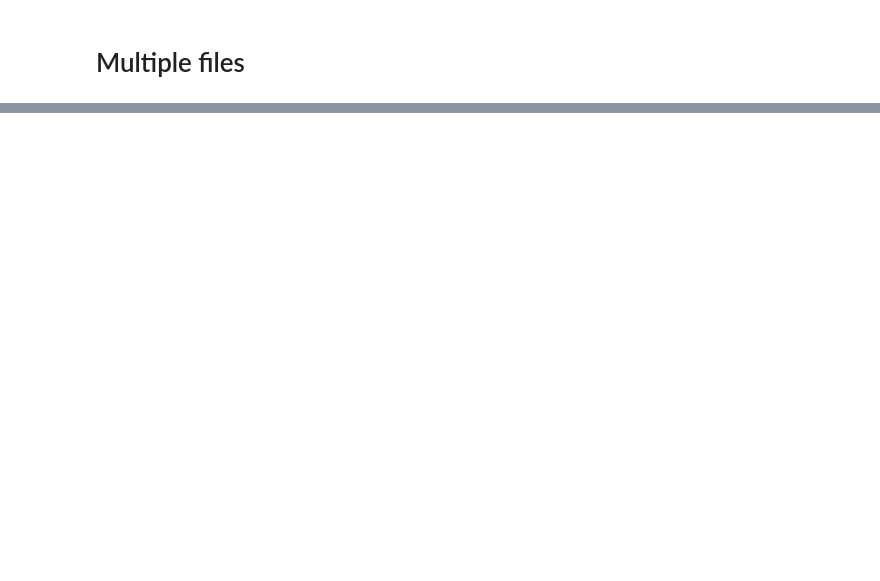
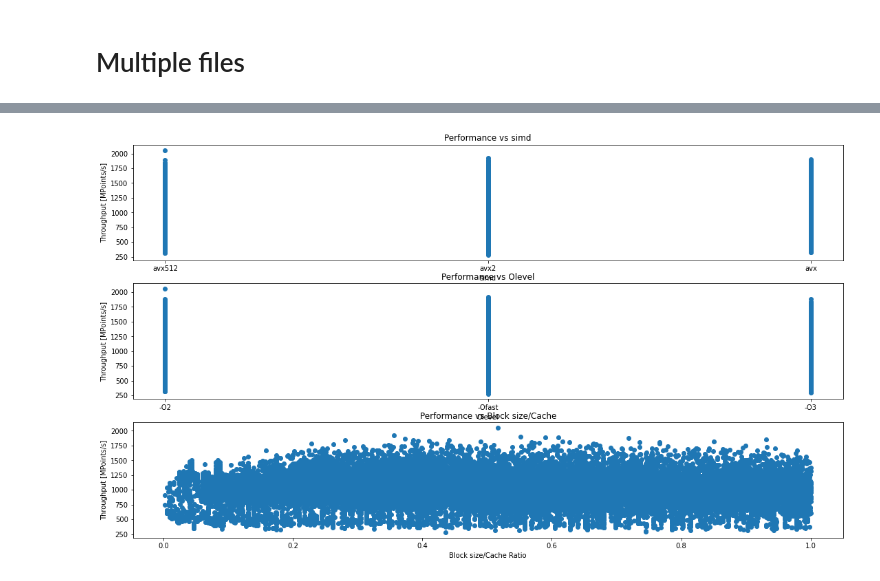
Before and after one commit to pommelow/Ant_colony, a Jupyter notebook: branchbound_analysis.ipynb, the cells around one changed output, grey strips where cells are left out. Saved outputs shown, nothing was run; the diff lists cells and outputs as text; code cells hidden in the pictures; blank space fills up the shorter version.

```diff
--- a/branchbound_analysis.ipynb
+++ b/branchbound_analysis.ipynb
@@ -123,0 +154,23 @@ df_mult.head(20)
+# %%
+fig3, (ax1, ax2,ax3) = plt.subplots(3, 1)
+fig3.set_size_inches(18.5, 10.5)
+ax1.scatter(df_mult['simd'], df_mult['Performance'])
+
+ax1.title.set_text('Performance vs simd')
+ax1.set_xlabel('simd')
+ax1.set_ylabel('Throughput [MPoints/s]')
+# ax1.legend(['Avg Performance with 1 std', 'Best solution','max'])
+
+
+ax2.scatter(df_mult['Olevel'], df_mult['Performance'])
+ax2.title.set_text('Performance vs Olevel')
+ax2.set_xlabel('Olevel')
+ax2.set_ylabel('Throughput [MPoints/s]')
+
+
+ax3.scatter(df_mult['Block size/Cache'], df_mult['Performance'])
+ax3.title.set_text('Performance vs Block size/Cache')
+ax3.set_xlabel('Block size/Cache Ratio')
+ax3.set_ylabel('Throughput [MPoints/s]')
+# %% [output]
+[figure, added]
```
Also changed, not shown: parts of 6 cells of this notebook, 3 other files.
